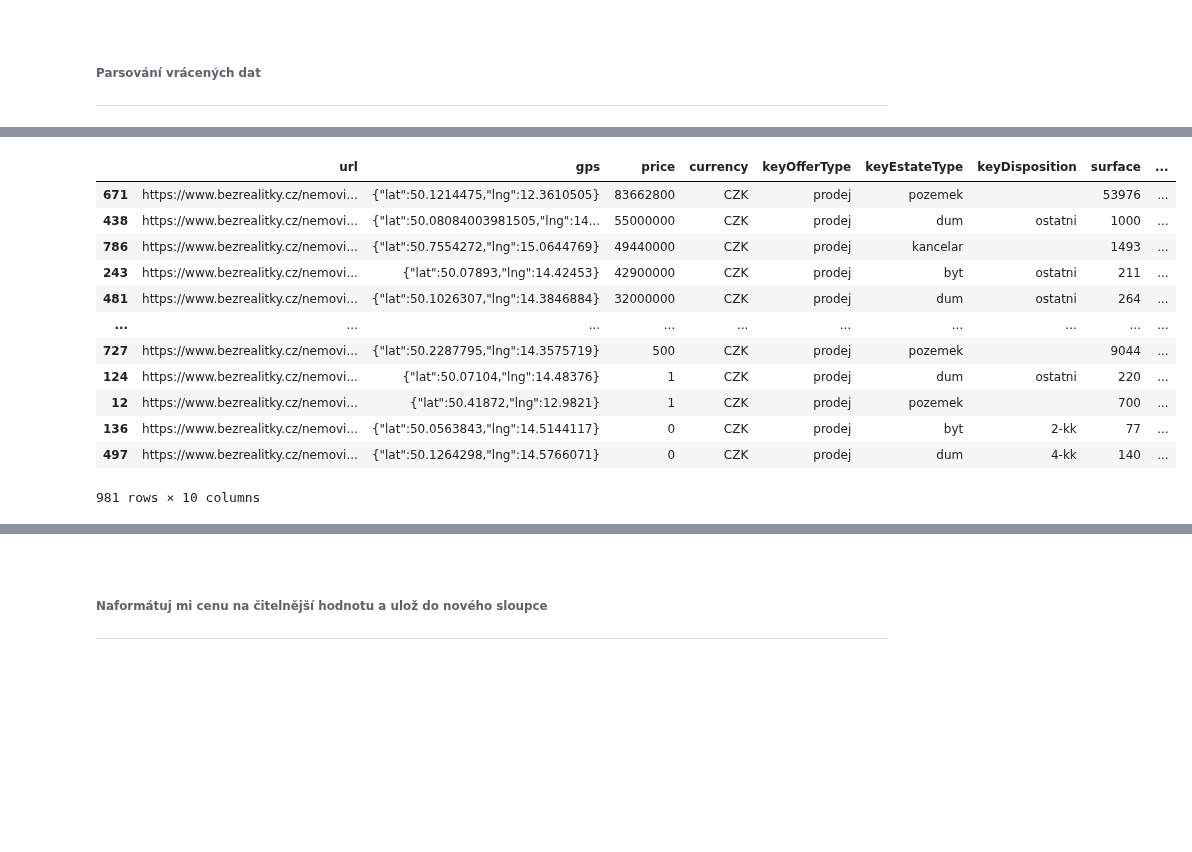
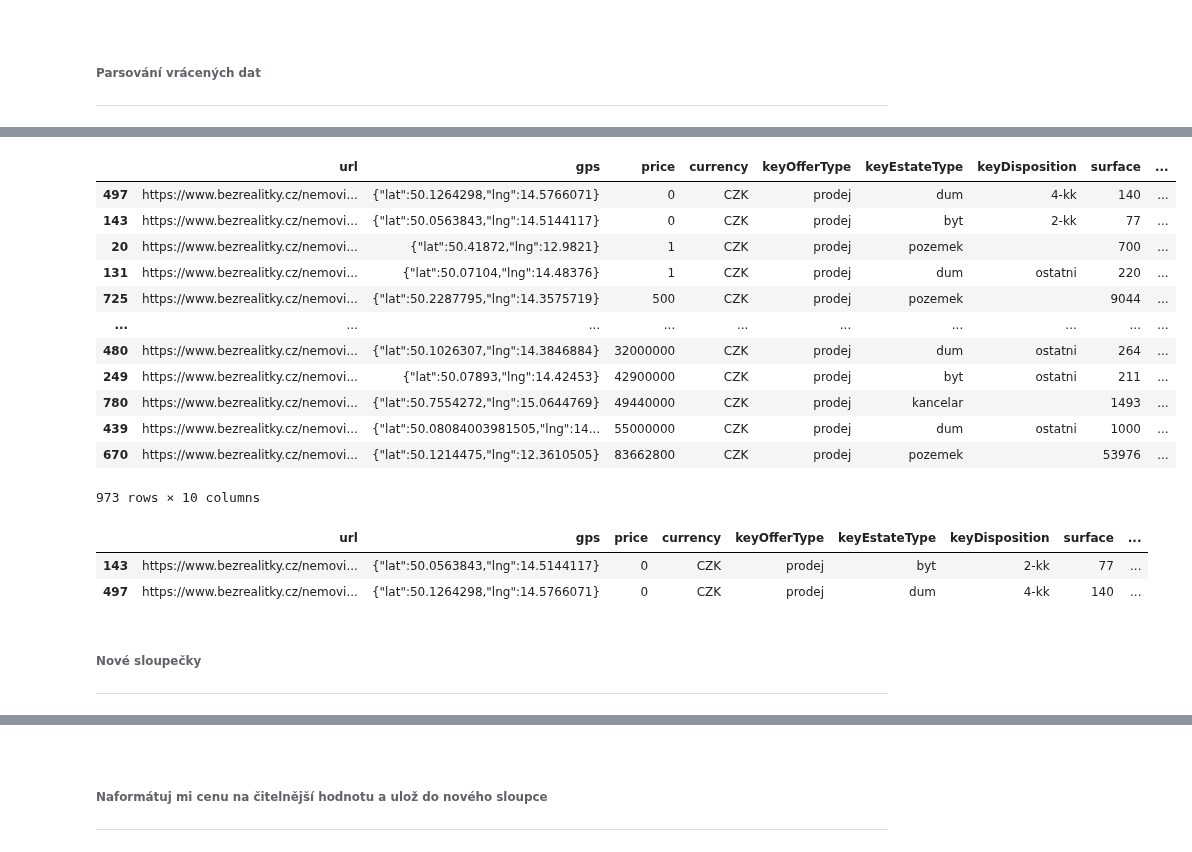
Before and after one commit to Bralor/python_oop, a Jupyter notebook: notebooks/lesson04.ipynb, the cells around one changed output, grey strips where cells are left out. Saved outputs shown, nothing was run; the diff lists cells and outputs as text; code cells hidden in the pictures; blank space fills up the shorter version.

```diff
--- a/notebooks/lesson04.ipynb
+++ b/notebooks/lesson04.ipynb
@@ -251,29 +253,28 @@ json_file[0]
 class DataParser:
     """Parse the given data and create cleaner, non-nested python object."""
 
-    def __init__(self, data: List[Dict[str, str]]):
+    def __init__(self, data: List[Dict[str, Any]]):
         self.data = data
+        self.url: str = "https://www.bezrealitky.cz/nemovitosti-byty-domy/"
 
-    def iterate_through_data(
-        self,
-        url: str = "https://www.bezrealitky.cz/nemovitosti-byty-domy/"
-    ):
+    def iterate_through_data(self):
         results: list = []
 
         for offer in self.data:
             uri, details = self.parse_main_dict(offer)
             results.append(
-                self.extend_dict(url=urljoin(url, uri), details=details)
+                self.extend_dict(url=urljoin(self.url, uri), details=details)
             )
 
         return results
 
-
-    def parse_main_dict(self, offer: Dict[str, Union[str, int, float]]) -> tuple:
-        """Parse and return attributes id, uri, advertEstateOffer."""
+    @staticmethod
+    def parse_main_dict(offer: Dict[str, Any]) -> tuple:
+        """Parse and return attributes uri, advertEstateOffer."""
         return offer.get("uri"), offer.get("advertEstateOffer")[0]
 
-    def parse_nested_dict(self, details: Dict[str, Union[str, int]]):
+    @staticmethod
+    def parse_nested_dict(details: Dict[str, Union[str, int]]):
         """Parse and return attributes from the given dictionary."""
         return {
             "gps": details.get("gps"),
@@ -287,7 +288,9 @@ class DataParser:
             "surface": details.get("surface"),
         }
 
-    def extend_dict(self, **kwargs):
+    @staticmethod
+    def extend_dict(**kwargs):
+        """Create and update a new dictionary object with the given attrs."""
         attributes: Dict[str, str] = {}
 
         for key, val in kwargs.items():
@@ -298,7 +301,7 @@ class DataParser:
 
         return attributes
 # %%
-parser_1 = DataParser(json_file)
+parser_1 = DataParser(json_)
 # %%
-test = parser_1.iterate_through_data()
+testing_list = parser_1.iterate_through_data()
 # %%
@@ -327,7 +388,5 @@ Nahrátí knihovny:
 # %%
-import pandas
-
-br_dataframe: pandas.core.frame.DataFrame = pandas.DataFrame(test)
+br_dataframe: pandas.core.frame.DataFrame = pandas.DataFrame(testing_list)
 # %% [markdown]
 <br>
 
@@ -352,16 +452,22 @@ br_dataframe.head()  # 5 prvni udaju
 # %%
-br_dataframe.sort_values(by="price", ascending=False)  # select top price
+br_dataframe.sort_values(by="price", ascending=True)  # seřaď podle nejvyšší ceny
 # %% [output]
 |  | url | gps | price | currency | keyOfferType | keyEstateType | keyDisposition | surface | ... |
-| 671 | https://www.bezrealitky.cz/nemovi... | {"lat":50.1214475,"lng":12.3610505} | 83662800 | CZK | prodej | pozemek |  | 53976 | ... |
-| 438 | https://www.bezrealitky.cz/nemovi... | {"lat":50.08084003981505,"lng":14... | 55000000 | CZK | prodej | dum | ostatni | 1000 | ... |
-| 786 | https://www.bezrealitky.cz/nemovi... | {"lat":50.7554272,"lng":15.0644769} | 49440000 | CZK | prodej | kancelar |  | 1493 | ... |
-| 243 | https://www.bezrealitky.cz/nemovi... | {"lat":50.07893,"lng":14.42453} | 42900000 | CZK | prodej | byt | ostatni | 211 | ... |
-| 481 | https://www.bezrealitky.cz/nemovi... | {"lat":50.1026307,"lng":14.3846884} | 32000000 | CZK | prodej | dum | ostatni | 264 | ... |
+| 497 | https://www.bezrealitky.cz/nemovi... | {"lat":50.1264298,"lng":14.5766071} | 0 | CZK | prodej | dum | 4-kk | 140 | ... |
+| 143 | https://www.bezrealitky.cz/nemovi... | {"lat":50.0563843,"lng":14.5144117} | 0 | CZK | prodej | byt | 2-kk | 77 | ... |
+| 20 | https://www.bezrealitky.cz/nemovi... | {"lat":50.41872,"lng":12.9821} | 1 | CZK | prodej | pozemek |  | 700 | ... |
+| 131 | https://www.bezrealitky.cz/nemovi... | {"lat":50.07104,"lng":14.48376} | 1 | CZK | prodej | dum | ostatni | 220 | ... |
+| 725 | https://www.bezrealitky.cz/nemovi... | {"lat":50.2287795,"lng":14.3575719} | 500 | CZK | prodej | pozemek |  | 9044 | ... |
 | ... | ... | ... | ... | ... | ... | ... | ... | ... | ... |
-| 727 | https://www.bezrealitky.cz/nemovi... | {"lat":50.2287795,"lng":14.3575719} | 500 | CZK | prodej | pozemek |  | 9044 | ... |
-| 124 | https://www.bezrealitky.cz/nemovi... | {"lat":50.07104,"lng":14.48376} | 1 | CZK | prodej | dum | ostatni | 220 | ... |
-| 12 | https://www.bezrealitky.cz/nemovi... | {"lat":50.41872,"lng":12.9821} | 1 | CZK | prodej | pozemek |  | 700 | ... |
-| 136 | https://www.bezrealitky.cz/nemovi... | {"lat":50.0563843,"lng":14.5144117} | 0 | CZK | prodej | byt | 2-kk | 77 | ... |
-| 497 | https://www.bezrealitky.cz/nemovi... | {"lat":50.1264298,"lng":14.5766071} | 0 | CZK | prodej | dum | 4-kk | 140 | ... |
+| 480 | https://www.bezrealitky.cz/nemovi... | {"lat":50.1026307,"lng":14.3846884} | 32000000 | CZK | prodej | dum | ostatni | 264 | ... |
+| 249 | https://www.bezrealitky.cz/nemovi... | {"lat":50.07893,"lng":14.42453} | 42900000 | CZK | prodej | byt | ostatni | 211 | ... |
+| 780 | https://www.bezrealitky.cz/nemovi... | {"lat":50.7554272,"lng":15.0644769} | 49440000 | CZK | prodej | kancelar |  | 1493 | ... |
+| 439 | https://www.bezrealitky.cz/nemovi... | {"lat":50.08084003981505,"lng":14... | 55000000 | CZK | prodej | dum | ostatni | 1000 | ... |
+| 670 | https://www.bezrealitky.cz/nemovi... | {"lat":50.1214475,"lng":12.3610505} | 83662800 | CZK | prodej | pozemek |  | 53976 | ... |
-981 rows × 10 columns
+973 rows × 10 columns
+# %%
+br_dataframe[br_dataframe["price"] == 0]
+# %% [output]
+|  | url | gps | price | currency | keyOfferType | keyEstateType | keyDisposition | surface | ... |
+| 143 | https://www.bezrealitky.cz/nemovi... | {"lat":50.0563843,"lng":14.5144117} | 0 | CZK | prodej | byt | 2-kk | 77 | ... |
+| 497 | https://www.bezrealitky.cz/nemovi... | {"lat":50.1264298,"lng":14.5766071} | 0 | CZK | prodej | dum | 4-kk | 140 | ... |
@@ -367,0 +476,4 @@ br_dataframe.sort_values(by="price", ascending=False)  # select top price
+# %% [markdown]
+###### Nové sloupečky
+
+---
```
Also changed, not shown: parts of 75 cells of this notebook.
